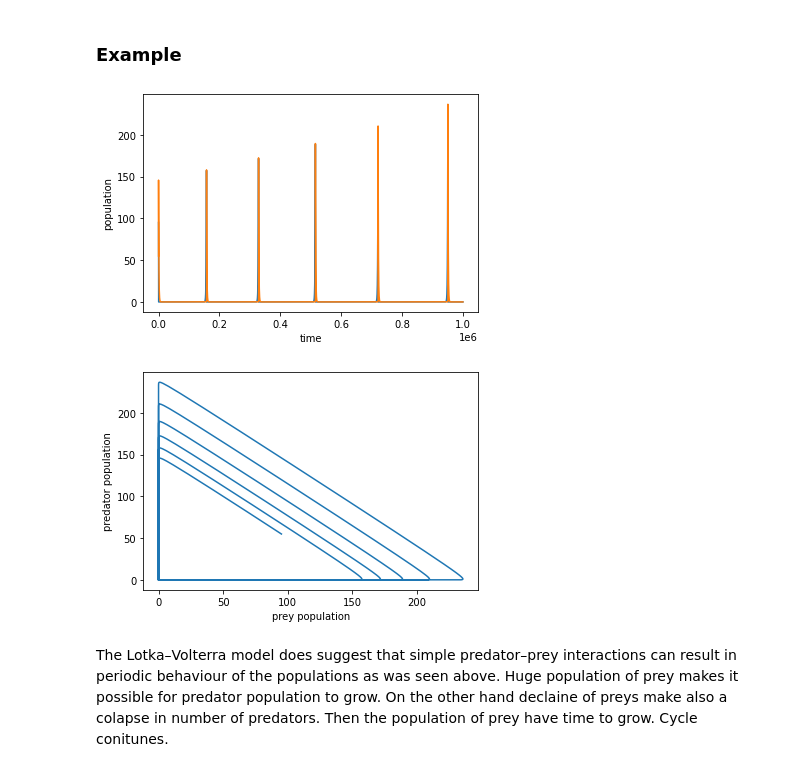
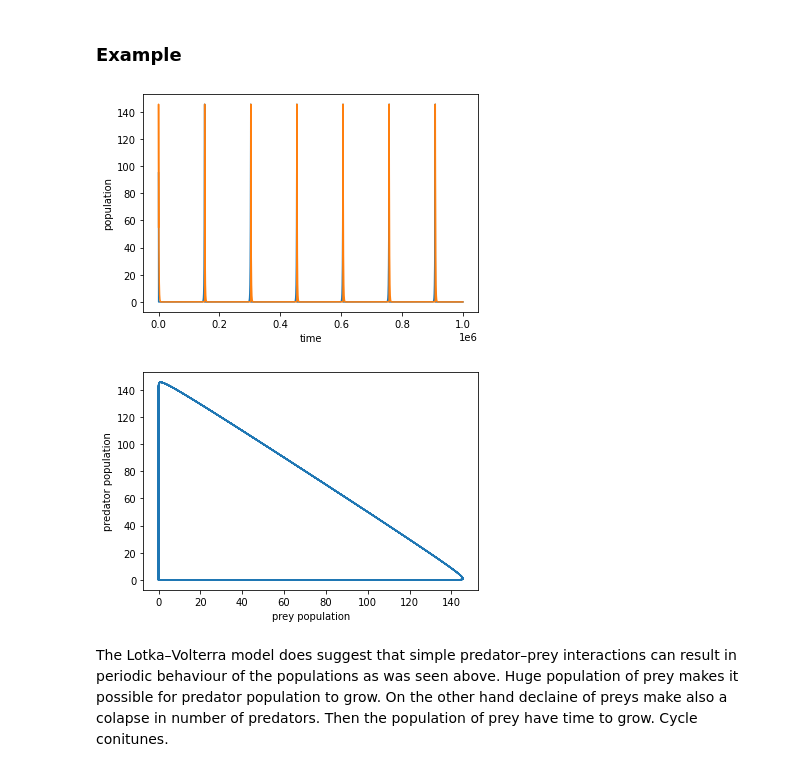
Before and after one commit to Deneverhad/Lotka, a Jupyter notebook: Lotka-Voltera.ipynb, the cells around one changed output. Drawn from its saved outputs; the diff is of its cells as text; code cells hidden in the pictures.

```diff
--- a/Lotka-Voltera.ipynb
+++ b/Lotka-Voltera.ipynb
@@ -79,35 +79,35 @@ phase_plot(functions, 4, 15)
 # %%
 a = 1.0; b = 1.0; c = 1.0; d = 1.0
 
 #F -> (t, N, P)
 functions = [lambda F: F[1] * (a - b * F[2]),
              lambda F: F[2] * (c * F[1] -d)]
 
 Y1 = np.array([100.0, 50.0],dtype='d')
 # solution
-solver = calculate_euler_method(functions, 1000, 0, Y1)
+solver = runge_kutta_method(functions, 1000, 0, Y1)
 
 data_plot = []
 data_plot2 = []
 
 for i in range(0,len(solver)):
     data_plot.append(solver[i][0])
     data_plot2.append(solver[i][1])
 
 
 plt.plot(data_plot,label="prey")
 plt.plot(data_plot2,label="predator")
 plt.xlabel("time")
 plt.ylabel("population")
 plt.show()
 
 plt.plot(data_plot,data_plot2)
 plt.xlabel("prey population")
 plt.ylabel("predator population")
 plt.show()
 # %% [output]
-[figure, old version]
+[figure, new version]
-[figure, old version]
+[figure, new version]
 # %% [markdown]
 The Lotka–Volterra model does suggest that simple predator–prey interactions can result in periodic behaviour of the populations as was seen above. Huge population of prey makes it possible for predator population to grow. On the other hand declaine of preys make also a  colapse in number of predators. Then the population of prey have time to grow. Cycle conitunes.
 # %% [markdown]
```
Also changed, not shown: parts of 5 cells of this notebook.
